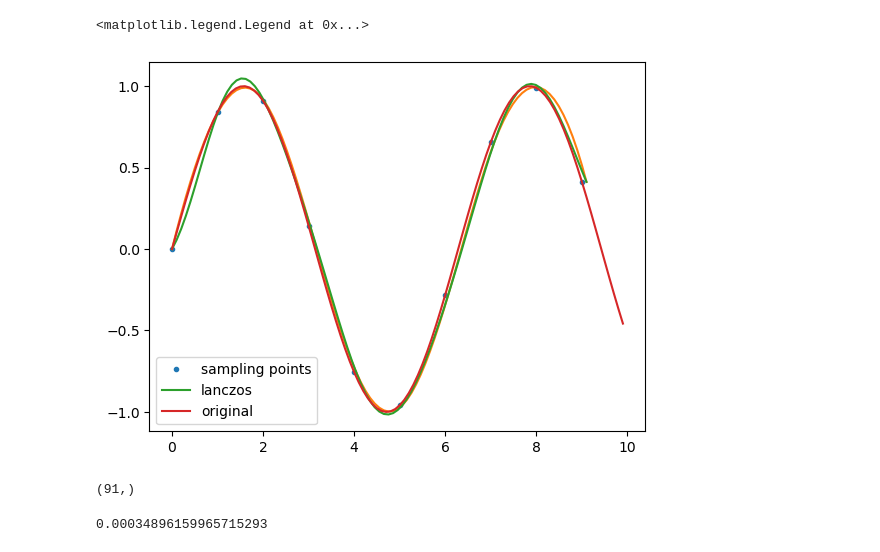
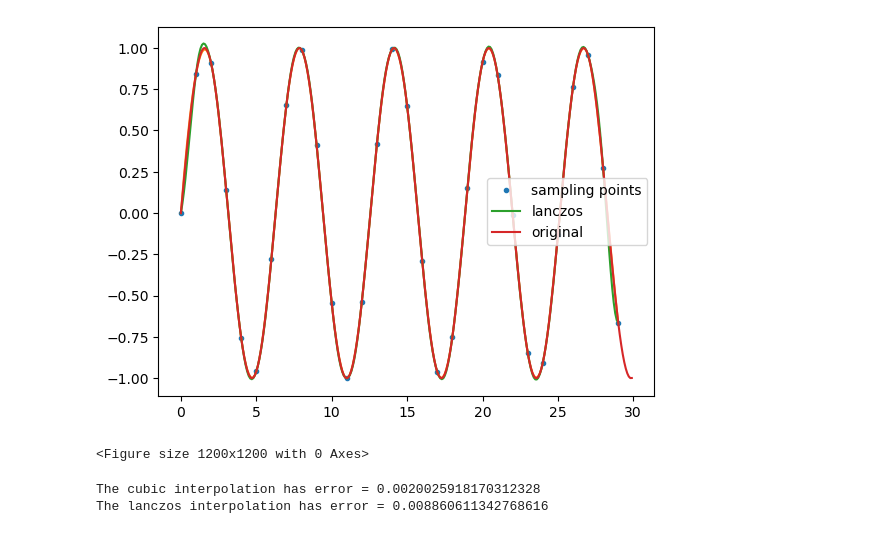
Before and after one commit to alexmundt/augmentation-tools, a Jupyter notebook: Lanczos Tests.ipynb, the cells around one changed output. Saved outputs shown, nothing was run; the diff lists cells and outputs as text; code cells hidden in the pictures.

```diff
--- a/Lanczos Tests.ipynb
+++ b/Lanczos Tests.ipynb
@@ -42,21 +35,27 @@ obspy_trace.interpolate(10, method="lanczos", a=14)
 data_interpolated_lanczos = obspy_trace.data.copy()
 # %%
-x_interpolated = np.linspace(0,9.1, 91)
+# x_interpolated = np.linspace(0,9.1, 91)
+
+x_interpolated = full_signal_x[:291]
+full_signal_compared = full_signal[:291]
 # %%
 plt.plot(test_signal_x,test_signal,".", label="sampling points")
 
-plt.plot(x_interpolated, data_interpolated)
+plt.plot(x_interpolated, data_interpolated_cubic)
 plt.plot(x_interpolated, data_interpolated_lanczos, label="lanczos")
 plt.plot(full_signal_x,full_signal,label="original")
 plt.legend()
+plt.figure(figsize=(12,12))
+plt.show()
 # %% [output]
+[figure, new version]
-<matplotlib.legend.Legend at 0x...>
+<Figure size 1200x1200 with 0 Axes>
-[figure, old version]
-# %%
-data_interpolated.shape
-# %% [output]
-(91,)
-# %%
-(data_interpolated-data_interpolated_lanczos).mean()
-# %% [output]
-0.00034896159965715293
+# %%
+error_cubic = (np.abs(full_signal_compared-data_interpolated_cubic)).mean()
+error_lanczos = (np.abs(full_signal_compared-data_interpolated_lanczos)).mean()
+
+print(f"The cubic interpolation has error = {error_cubic}")
+print(f"The lanczos interpolation has error = {error_lanczos}")
+# %% [output]
+The cubic interpolation has error = 0.0020025918170312328
+The lanczos interpolation has error = 0.008860611342768616
```
Also changed, not shown: parts of 12 cells of this notebook.
